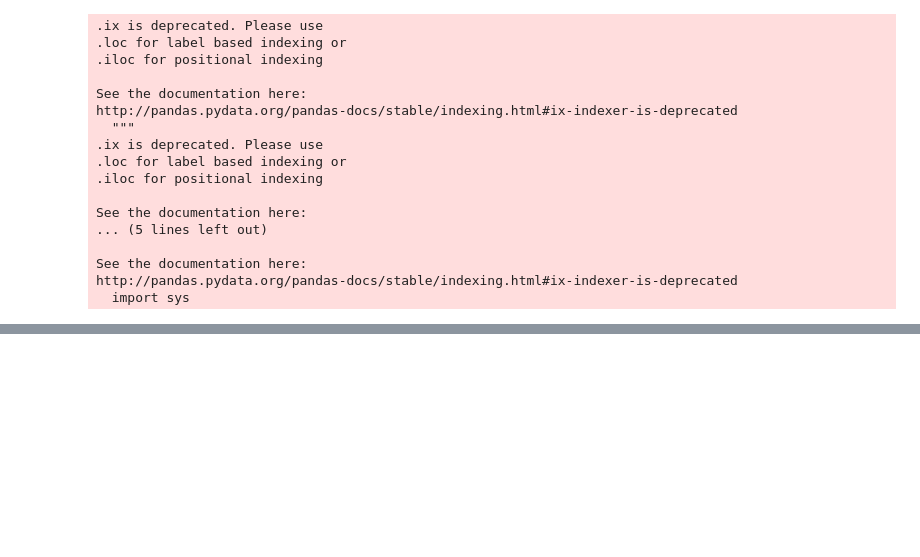
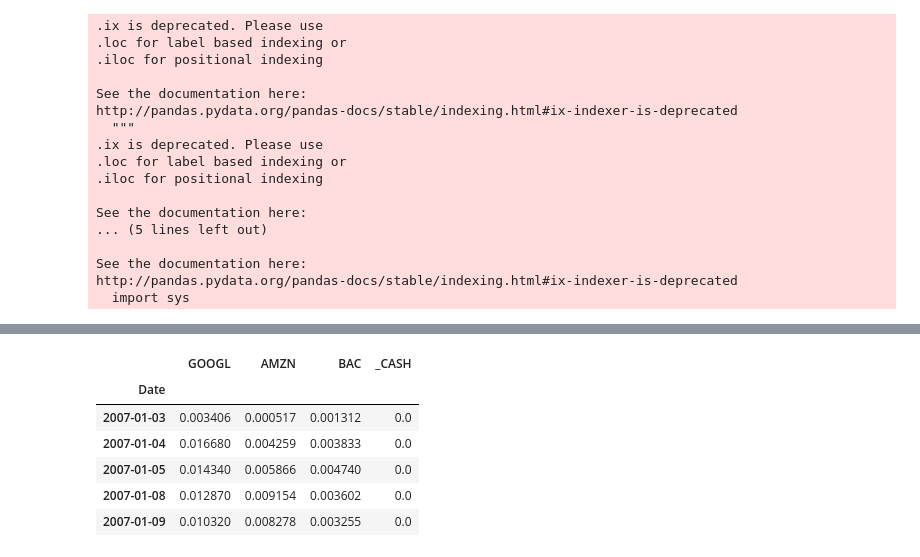
Before and after one commit to yowtzu/helium, a Jupyter notebook: examples/SinglePeriodOptimization.ipynb, the cells around one changed output, grey strips where cells are left out. Cells and saved outputs as stored; diff of their text form; code cells hidden in the pictures; blank space fills up the shorter version.

```diff
--- a/examples/SinglePeriodOptimization.ipynb
+++ b/examples/SinglePeriodOptimization.ipynb
@@ -113,0 +125,10 @@ Sigma_hat = returns.rolling(window=250, min_periods=250).cov().unstack().shift(1
+# %%
+sigma_estimate.head()
+# %% [output]
+|  | GOOGL | AMZN | BAC | _CASH |
+| Date |  |  |  |  |
+| 2007-01-03 | 0.003406 | 0.000517 | 0.001312 | 0.0 |
+| 2007-01-04 | 0.016680 | 0.004259 | 0.003833 | 0.0 |
+| 2007-01-05 | 0.014340 | 0.005866 | 0.004740 | 0.0 |
+| 2007-01-08 | 0.012870 | 0.009154 | 0.003602 | 0.0 |
+| 2007-01-09 | 0.010320 | 0.008278 | 0.003255 | 0.0 |
```
Also changed, not shown: parts of 8 cells of this notebook.
